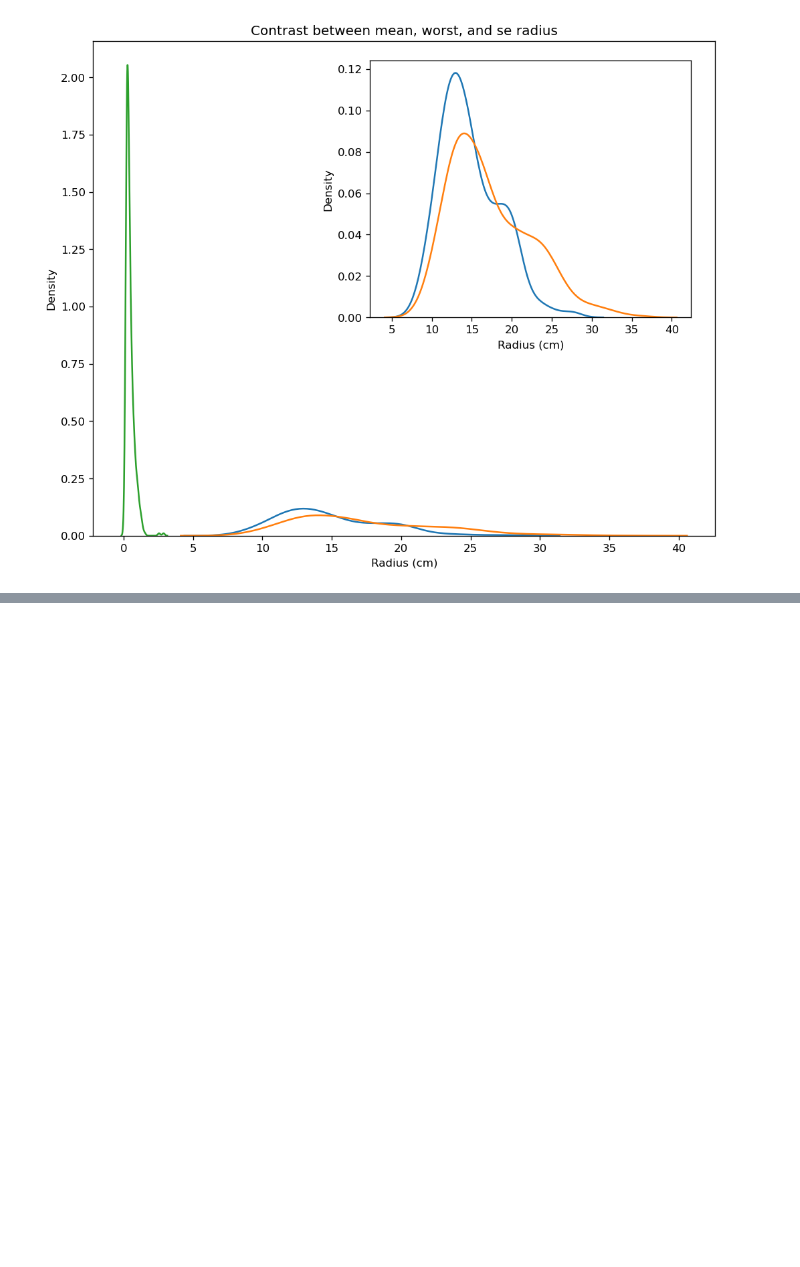
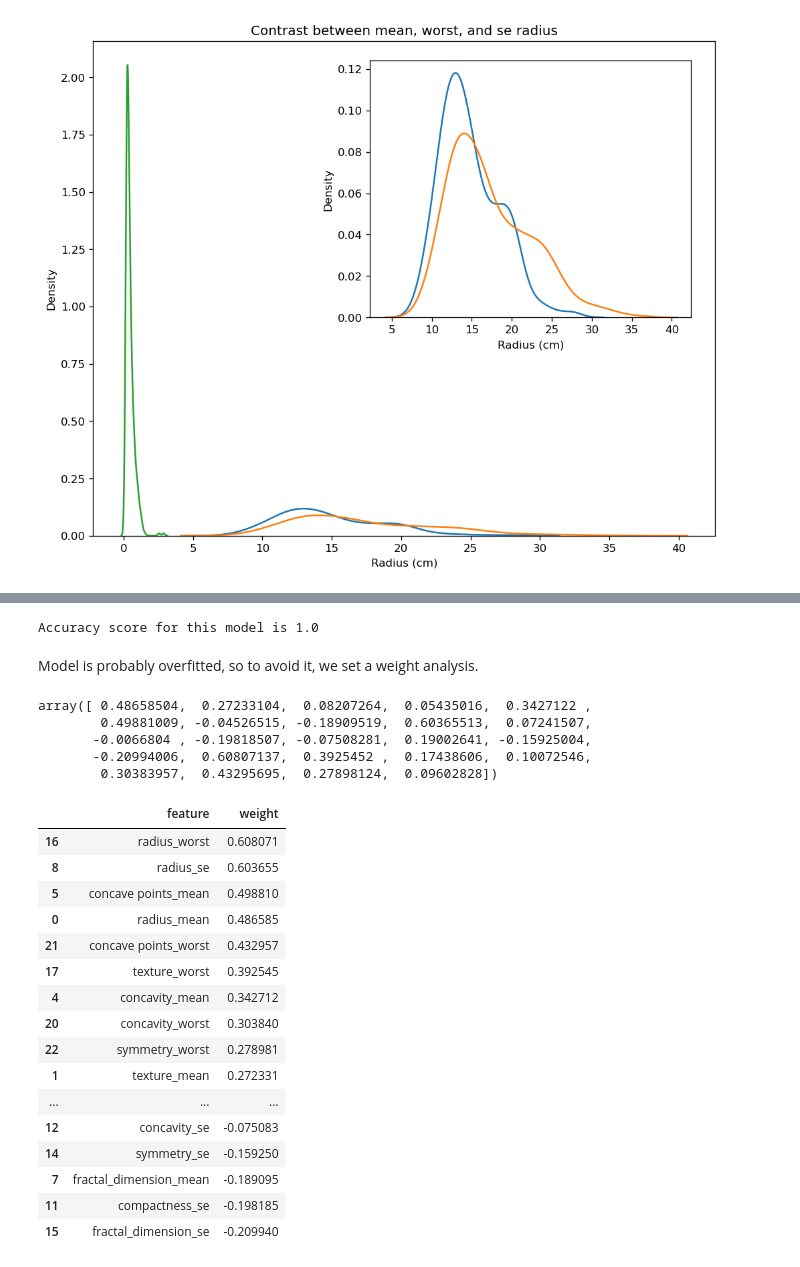
Before and after one commit to fenilenvinileno97/logistic_reg, a Jupyter notebook: 4-final_project.ipynb, the cells around one changed output, grey strips where cells are left out. Cells and saved outputs as stored; diff of their text form; code cells hidden in the pictures; blank space fills up the shorter version.

```diff
--- a/4-final_project.ipynb
+++ b/4-final_project.ipynb
@@ -207,0 +238,6 @@ It is really imperative to infer a notable behavior from this pairplot, cases wi
+# %%
+print(f"Accuracy score for this model is {accuracy_score(y_test, predictions)}")
+# %% [output]
+Accuracy score for this model is 1.0
+# %% [markdown]
+Model is probably overfitted, so to avoid it, we set a weight analysis.
@@ -207,0 +246,29 @@ It is really imperative to infer a notable behavior from this pairplot, cases wi
+# %%
+model.coef_[0, :24]
+# %% [output]
+array([ 0.48658504,  0.27233104,  0.08207264,  0.05435016,  0.3427122 ,
+        0.49881009, -0.04526515, -0.18909519,  0.60365513,  0.07241507,
+       -0.0066804 , -0.19818507, -0.07508281,  0.19002641, -0.15925004,
+       -0.20994006,  0.60807137,  0.3925452 ,  0.17438606,  0.10072546,
+        0.30383957,  0.43295695,  0.27898124,  0.09602828])
+# %%
+weights = pd.Series(model.coef_[0, :24], index=X_under.columns).reset_index().rename(columns={"index":"feature", 0:"weight"}, errors="coer").sort_values(ascending=False, by="weight")
+weights
+# %% [output]
+|  | feature | weight |
+| 16 | radius_worst | 0.608071 |
+| 8 | radius_se | 0.603655 |
+| 5 | concave points_mean | 0.498810 |
+| 0 | radius_mean | 0.486585 |
+| 21 | concave points_worst | 0.432957 |
+| 17 | texture_worst | 0.392545 |
+| 4 | concavity_mean | 0.342712 |
+| 20 | concavity_worst | 0.303840 |
+| 22 | symmetry_worst | 0.278981 |
+| 1 | texture_mean | 0.272331 |
+| ... | ... | ... |
+| 12 | concavity_se | -0.075083 |
+| 14 | symmetry_se | -0.159250 |
+| 7 | fractal_dimension_mean | -0.189095 |
+| 11 | compactness_se | -0.198185 |
+| 15 | fractal_dimension_se | -0.209940 |
```
Also changed, not shown: parts of 13 cells of this notebook.
